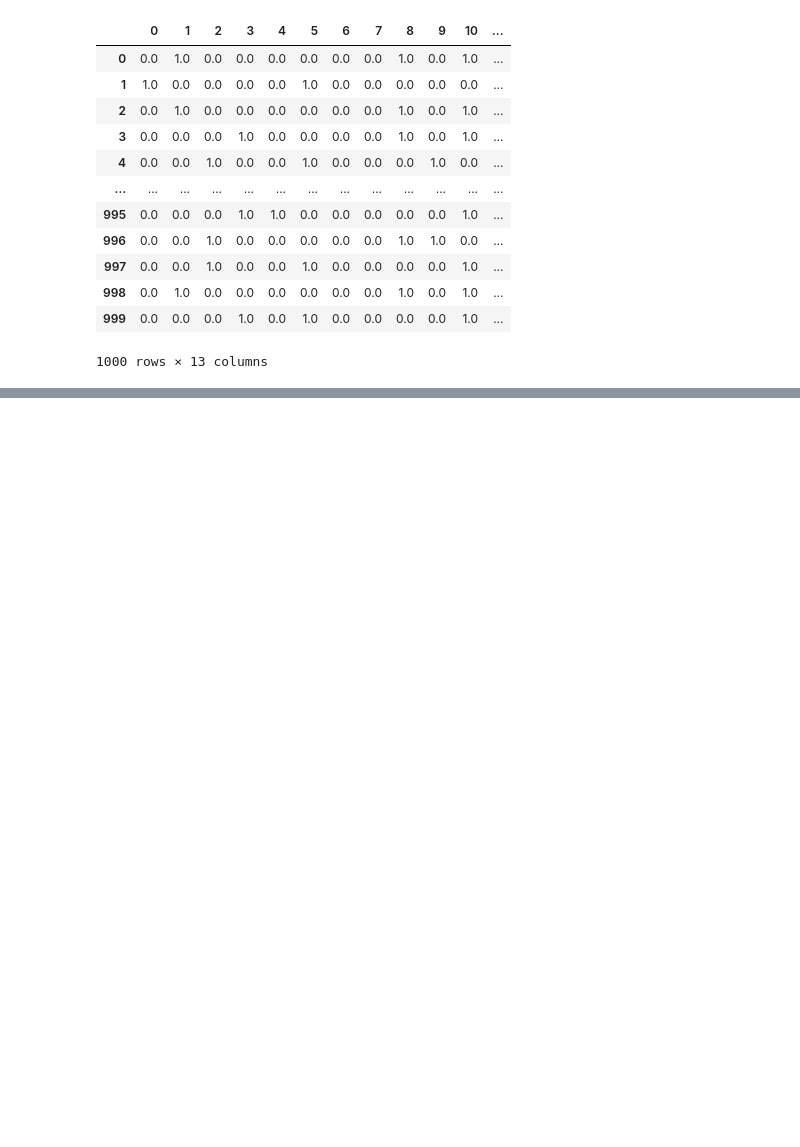
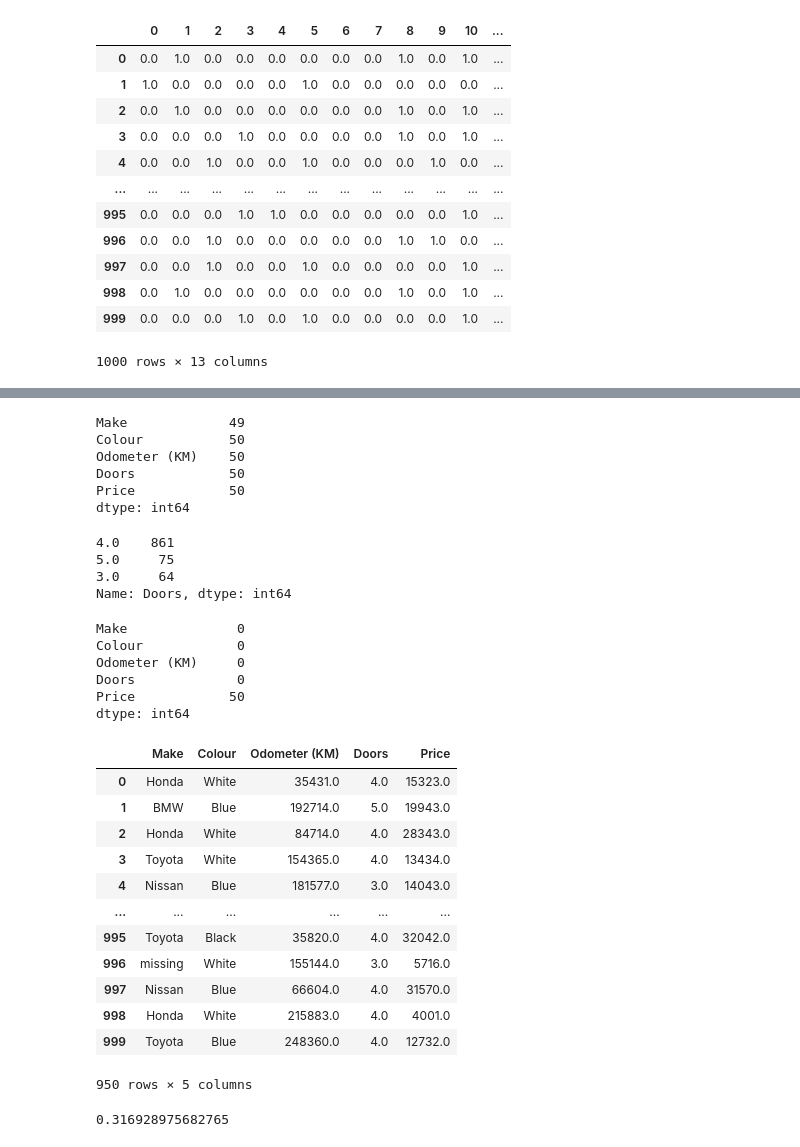
Before and after one commit to VisaalPathak/Sklearn_Practice, a Jupyter notebook: sklearn-notes-step-by-step.ipynb, the cells around one changed output, grey strips where cells are left out. Cells and saved outputs as stored; diff of their text form; code cells hidden in the pictures; blank space fills up the shorter version.

Commit message:
Added handling missing datas

```diff
--- a/sklearn-notes-step-by-step.ipynb
+++ b/sklearn-notes-step-by-step.ipynb
@@ -191,0 +193,4 @@ model.score(X_test, y_test)
+# %%
+# Preparin datas with missing values
+missing_car_sales = pd.read_csv('../../Datas/car-sales-extended-missing-data.csv')
+missing_car_sales.head()
@@ -191,0 +204,50 @@ model.score(X_test, y_test)
+# %%
+missing_car_sales.isna().sum()
+# %% [output]
+Make             49
+Colour           50
+Odometer (KM)    50
+Doors            50
+Price            50
+dtype: int64
+# %%
+missing_car_sales['Doors'].value_counts()
+# %% [output]
+4.0    861
+5.0     75
+3.0     64
+Name: Doors, dtype: int64
+# %%
+# Method 1: Using Pandas
+missing_car_sales['Make'].fillna('missing', inplace = True)
+missing_car_sales['Colour'].fillna('missng', inplace = True)
+missing_car_sales['Odometer (KM)'].fillna(missing_car_sales['Odometer (KM)'].mean(), inplace = True)
+missing_car_sales['Doors'].fillna(4, inplace = True)
+# %%
+missing_car_sales.isna().sum()
+# %% [output]
+Make              0
+Colour            0
+Odometer (KM)     0
+Doors             0
+Price            50
+dtype: int64
+# %%
+# Dropping rows with empty price because price is the target value which we want to predict
+missing_car_sales.dropna(inplace = True)
+# %%
+missing_car_sales
+# %% [output]
+|  | Make | Colour | Odometer (KM) | Doors | Price |
+| 0 | Honda | White | 35431.0 | 4.0 | 15323.0 |
+| 1 | BMW | Blue | 192714.0 | 5.0 | 19943.0 |
+| 2 | Honda | White | 84714.0 | 4.0 | 28343.0 |
+| 3 | Toyota | White | 154365.0 | 4.0 | 13434.0 |
+| 4 | Nissan | Blue | 181577.0 | 3.0 | 14043.0 |
+| ... | ... | ... | ... | ... | ... |
+| 995 | Toyota | Black | 35820.0 | 4.0 | 32042.0 |
+| 996 | missing | White | 155144.0 | 3.0 | 5716.0 |
+| 997 | Nissan | Blue | 66604.0 | 4.0 | 31570.0 |
+| 998 | Honda | White | 215883.0 | 4.0 | 4001.0 |
+| 999 | Toyota | Blue | 248360.0 | 4.0 | 12732.0 |
+950 rows × 5 columns
@@ -191,0 +257,11 @@ model.score(X_test, y_test)
+# %%
+np.random.seed(4)
+from sklearn.model_selection import train_test_split
+from sklearn.ensemble import RandomForestRegressor
+dummies = pd.get_dummies(X, columns = ['Make', 'Colour', 'Doors'])
+X_train, X_test, y_train, y_test = train_test_split(dummies, y, test_size = 0.2)
+model = RandomForestRegressor()
+model.fit(X_train, y_train)
+model.score(X_test, y_test)
+# %% [output]
+0.316928975682765
```
Also changed, not shown: parts of 17 cells of this notebook.
